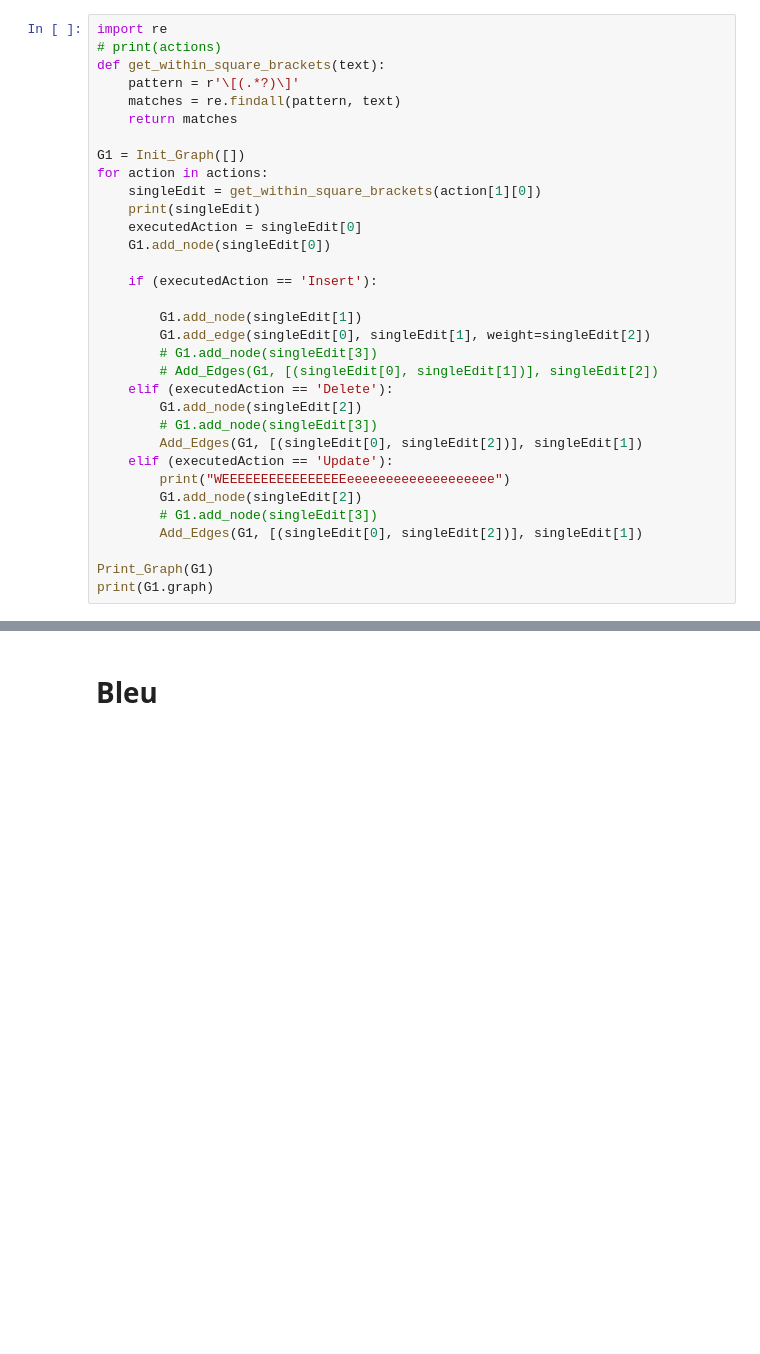
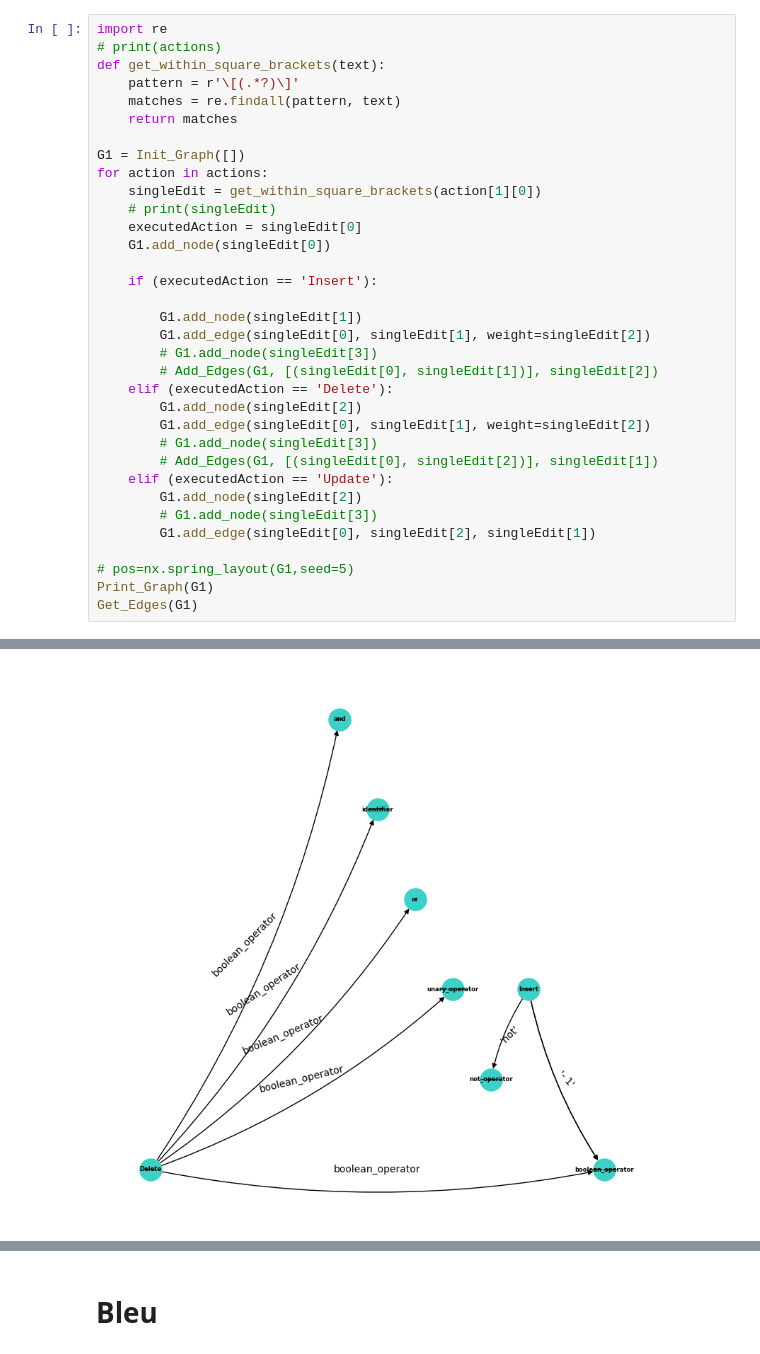
Before and after one commit to Omar-Elsendiony/Q-A, a Jupyter notebook: cd.ipynb, the cells around one changed output, grey strips where cells are left out. Saved outputs shown, nothing was run; the diff lists cells and outputs as text; blank space fills up the shorter version.

```diff
--- a/cd.ipynb
+++ b/cd.ipynb
@@ -279,7 +396,7 @@ def get_within_square_brackets(text):
 G1 = Init_Graph([])
 for action in actions:
     singleEdit = get_within_square_brackets(action[1][0])
-    print(singleEdit)
+    # print(singleEdit)
     executedAction = singleEdit[0]
     G1.add_node(singleEdit[0])
 
@@ -291,14 +408,15 @@ for action in actions:
         # Add_Edges(G1, [(singleEdit[0], singleEdit[1])], singleEdit[2])
     elif (executedAction == 'Delete'):
         G1.add_node(singleEdit[2])
+        G1.add_edge(singleEdit[0], singleEdit[1], weight=singleEdit[2])
         # G1.add_node(singleEdit[3])
-        Add_Edges(G1, [(singleEdit[0], singleEdit[2])], singleEdit[1])
+        # Add_Edges(G1, [(singleEdit[0], singleEdit[2])], singleEdit[1])
     elif (executedAction == 'Update'):
-        print("WEEEEEEEEEEEEEEEEeeeeeeeeeeeeeeeeeee")
         G1.add_node(singleEdit[2])
         # G1.add_node(singleEdit[3])
-        Add_Edges(G1, [(singleEdit[0], singleEdit[2])], singleEdit[1])
+        G1.add_edge(singleEdit[0], singleEdit[2], singleEdit[1])
 
+# pos=nx.spring_layout(G1,seed=5)
 Print_Graph(G1)
-print(G1.graph)
+Get_Edges(G1)
 # %% [output]
@@ -305,0 +438 @@ NameError: name 'Init_Graph' is not defined
+[figure, added]
```
Also changed, not shown: parts of 14 cells of this notebook, 19 other files.
